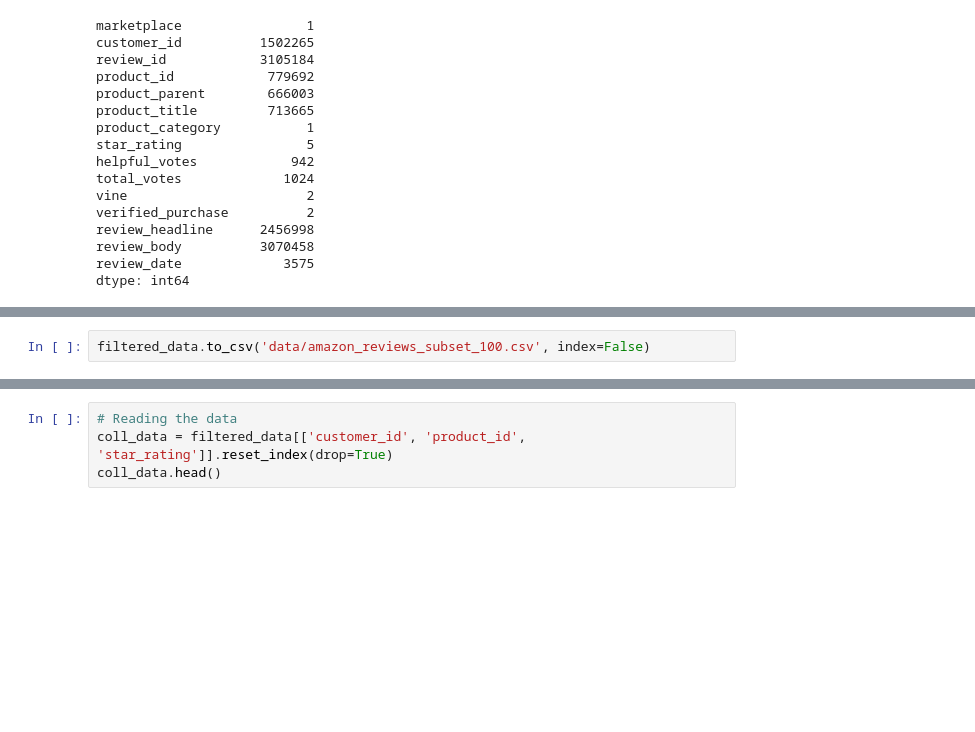
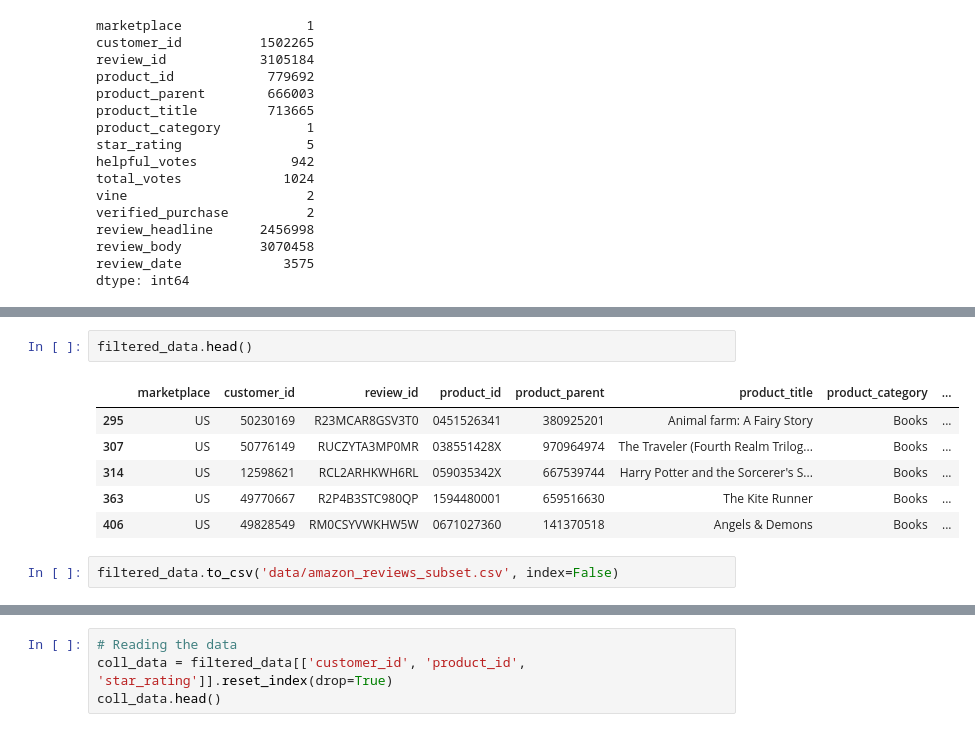
Before and after one commit to atabak-alishiri/llm-recommender-system, a Jupyter notebook: recommender_new.ipynb, the cells around one changed output, grey strips where cells are left out. Cells and saved outputs as stored; diff of their text form; blank space fills up the shorter version.

```diff
--- a/recommender_new.ipynb
+++ b/recommender_new.ipynb
@@ -153,5 +168,14 @@ filtered_data.shape
+# %%
+filtered_data.head()
+# %% [output]
+|  | marketplace | customer_id | review_id | product_id | product_parent | product_title | product_category | ... |
+| 295 | US | 50230169 | R23MCAR8GSV3T0 | 0451526341 | 380925201 | Animal farm: A Fairy Story | Books | ... |
+| 307 | US | 50776149 | RUCZYTA3MP0MR | 038551428X | 970964974 | The Traveler (Fourth Realm Trilog... | Books | ... |
+| 314 | US | 12598621 | RCL2ARHKWH6RL | 059035342X | 667539744 | Harry Potter and the Sorcerer's S... | Books | ... |
+| 363 | US | 49770667 | R2P4B3STC980QP | 1594480001 | 659516630 | The Kite Runner | Books | ... |
+| 406 | US | 49828549 | RM0CSYVWKHW5W | 0671027360 | 141370518 | Angels & Demons | Books | ... |
 # %%
-filtered_data.to_csv('data/amazon_reviews_subset_100.csv', index=False)
+filtered_data.to_csv('data/amazon_reviews_subset.csv', index=False)
 # %%
 filtered_data.nunique()
 # %% [output]
```
Also changed, not shown: parts of 43 cells of this notebook, 4 other files.
